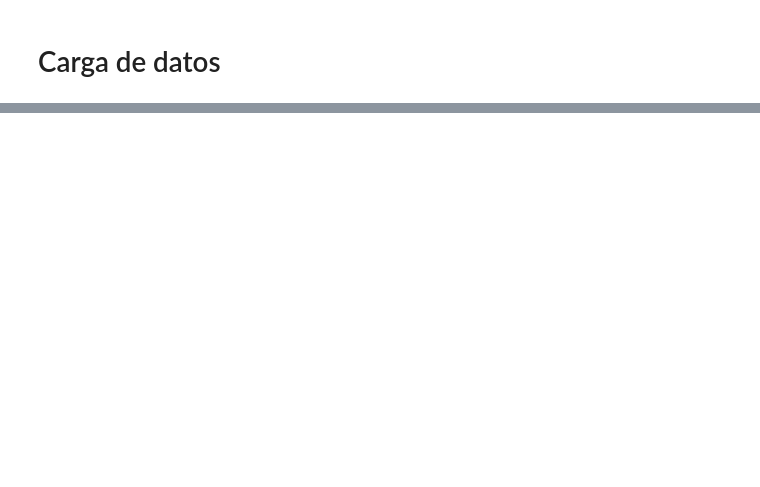
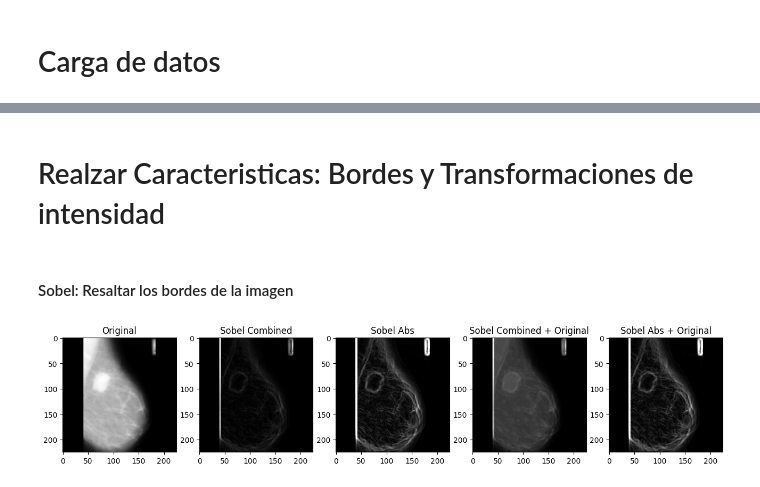
Before and after one commit to Thomas0624/Procesamiento-de-Imagenes, a Jupyter notebook: Proyecto/ProcesamientoImagenes_Proyecto.ipynb, the cells around one changed output, grey strips where cells are left out. Cells and saved outputs as stored; diff of their text form; code cells hidden in the pictures; blank space fills up the shorter version.

```diff
--- a/Proyecto/ProcesamientoImagenes_Proyecto.ipynb
+++ b/Proyecto/ProcesamientoImagenes_Proyecto.ipynb
@@ -323,0 +194,26 @@ TypeError: Invalid shape (3, 224, 224) for image data
+# %%
+imgs_transform = imgs_contrast
+# %% [markdown]
+# Realzar Caracteristicas: Bordes y Transformaciones de intensidad
+# %% [markdown]
+#### Sobel:  Resaltar los bordes de la imagen
+# %%
+# Calcular el gradiente en dirección x (horizontal)
+sobelx = cv2.Sobel(imgs_transform[8], cv2.CV_64F, 1, 0, ksize=3)
+
+# Calcular el gradiente en dirección y (vertical)
+sobely = cv2.Sobel(imgs_transform[8], cv2.CV_64F, 0, 1, ksize=3)
+
+# Combinar ambos gradientes
+sobel_combined = cv2.magnitude(sobelx, sobely)
+
+# Mostrar los resultados
+plt.figure(figsize=(16, 7))
+plt.subplot(1, 5, 1), plt.imshow(imgs_transform[8], cmap='gray'), plt.title('Original')
+plt.subplot(1, 5, 2), plt.imshow(sobel_combined, cmap='gray'), plt.title('Sobel Combined')
+plt.subplot(1, 5, 3), plt.imshow( cv2.convertScaleAbs(sobel_combined), cmap='gray'), plt.title('Sobel Abs')
+plt.subplot(1, 5, 4), plt.imshow(sobel_combined+imgs_transform[8], cmap='gray'), plt.title('Sobel Combined + Original')
+plt.subplot(1, 5, 5), plt.imshow( cv2.convertScaleAbs(sobel_combined), cmap='gray'), plt.title('Sobel Abs + Original')
+plt.show()
+# %% [output]
+[figure, added]
```
Also changed, not shown: parts of 50 cells of this notebook, 2 other files.
